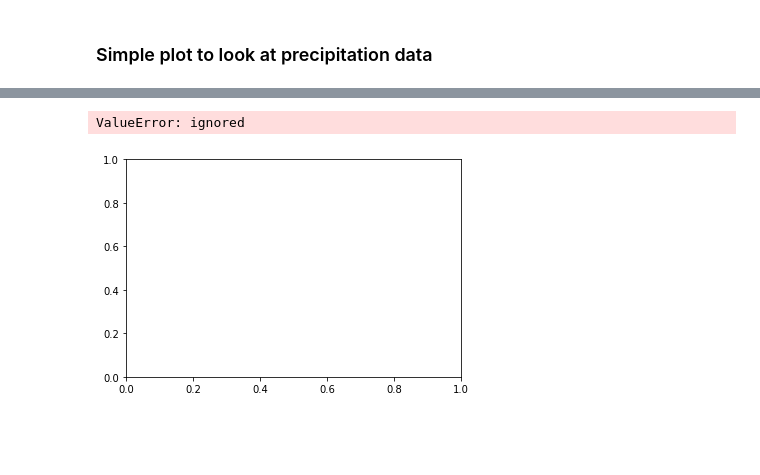
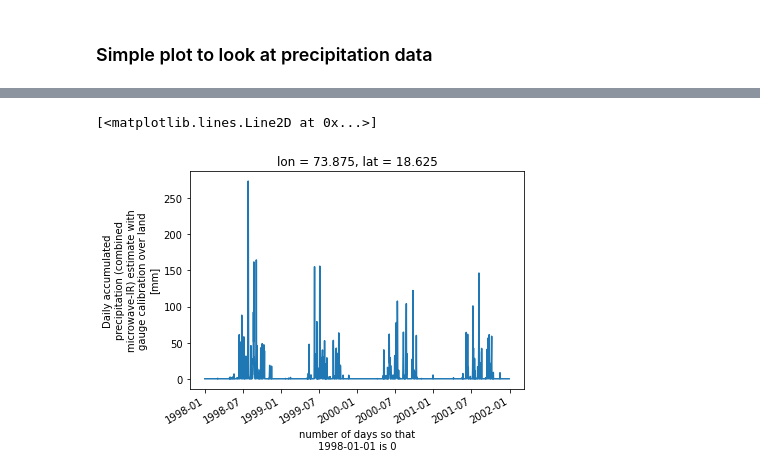
Before and after one commit to haricash/climate-networks, a Jupyter notebook: dealing_with_nc4_data.ipynb, the cells around one changed output, grey strips where cells are left out. Cells and saved outputs as stored; diff of their text form; code cells hidden in the pictures; blank space fills up the shorter version.

```diff
--- a/dealing_with_nc4_data.ipynb
+++ b/dealing_with_nc4_data.ipynb
@@ -101,2 +133,7 @@ d_precp = ds.precipitation.dropna(dim='time')
+# %%
+# Extracting data for precipitation for a single location over time
+latitude = 18.625
+longitude = 73.875
+precp_data = ds["precipitation"].sel(lat=latitude, lon=longitude)
 # %% [markdown]
 ### Simple plot to look at precipitation data
@@ -134,5 +140,5 @@ Daily accumulated precipitation (combined microwave-IR) estimate with gauge cali
-# %%
-plt.plot(precipitation_data)
-# %% [output]
-ValueError: ignored
-[figure, removed]
+# %%
+precp_data[:1460].plot.line()
+# %% [output]
+[<matplotlib.lines.Line2D at 0x...>]
+[figure, added]
```
Also changed, not shown: parts of 11 cells of this notebook.
